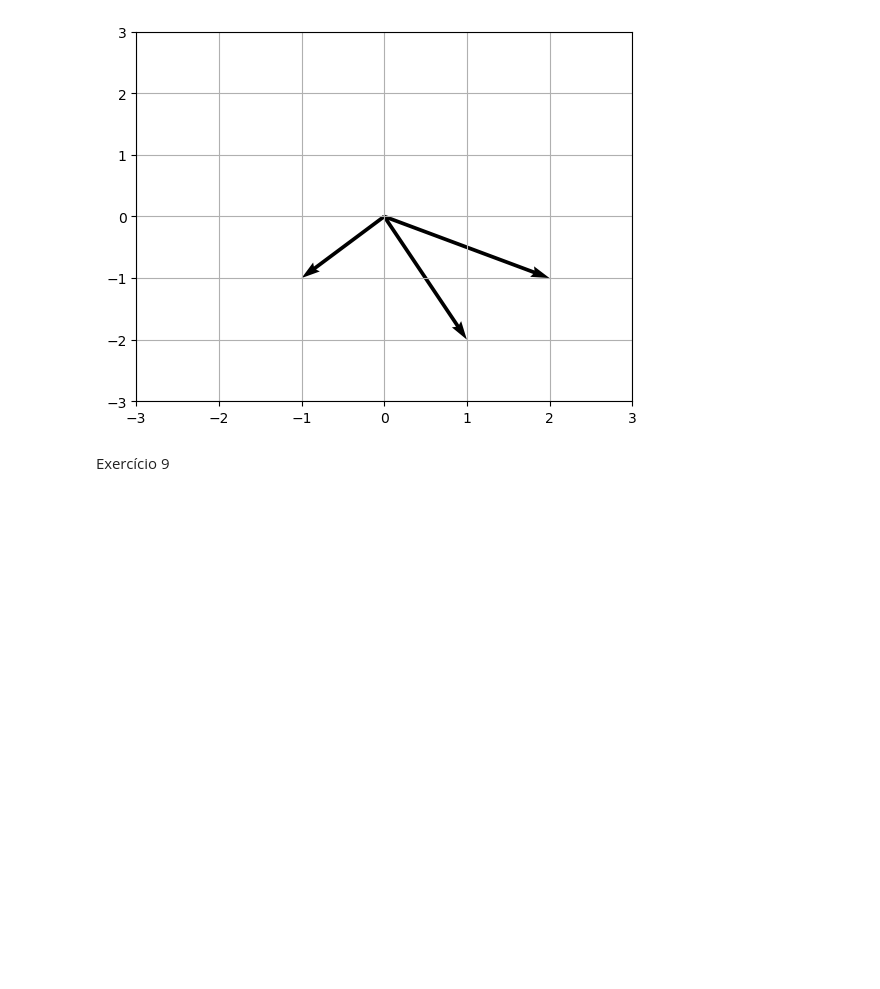
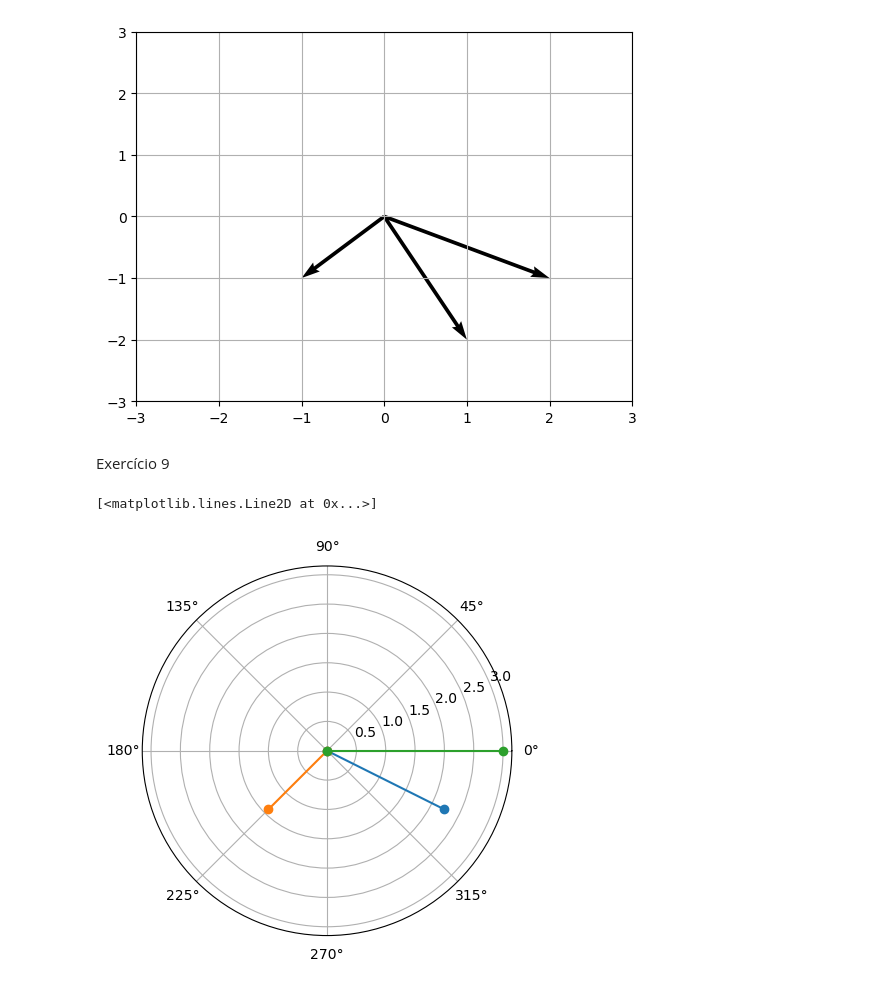
Before and after one commit to pdrrodrigues/icq, a Jupyter notebook: lista1/lista1.ipynb, the cells around one changed output. Cells and saved outputs as stored; diff of their text form; code cells hidden in the pictures; blank space fills up the shorter version.

```diff
--- a/lista1/lista1.ipynb
+++ b/lista1/lista1.ipynb
@@ -170,0 +164,25 @@ c2 = (1, 1)
+# %%
+import matplotlib.pyplot as plt
+import math
+
+c1 = (2, -1)
+c2 = (1, 1)
+
+# Letra A
+
+def polar(a):
+    r = math.sqrt(a[0]**2 + a[1]**2)
+    theta = math.atan2(a[1], a[0])
+
+    return (r, theta)
+
+r1, theta1 = polar(c1)
+r2, theta2 = polar((-c2[0], -c2[1]))
+r3, theta3 = polar((c1[0]+c2[0], c1[1]+c2[1]))
+
+plt.polar([0, theta1], [0, r1], marker="o")
+plt.polar([0, theta2], [0, r2], marker="o")
+plt.polar([0, theta3], [0, r3], marker="o")
+# %% [output]
+[<matplotlib.lines.Line2D at 0x...>]
+[figure, added]
```
Also changed, not shown: parts of 11 cells of this notebook.
